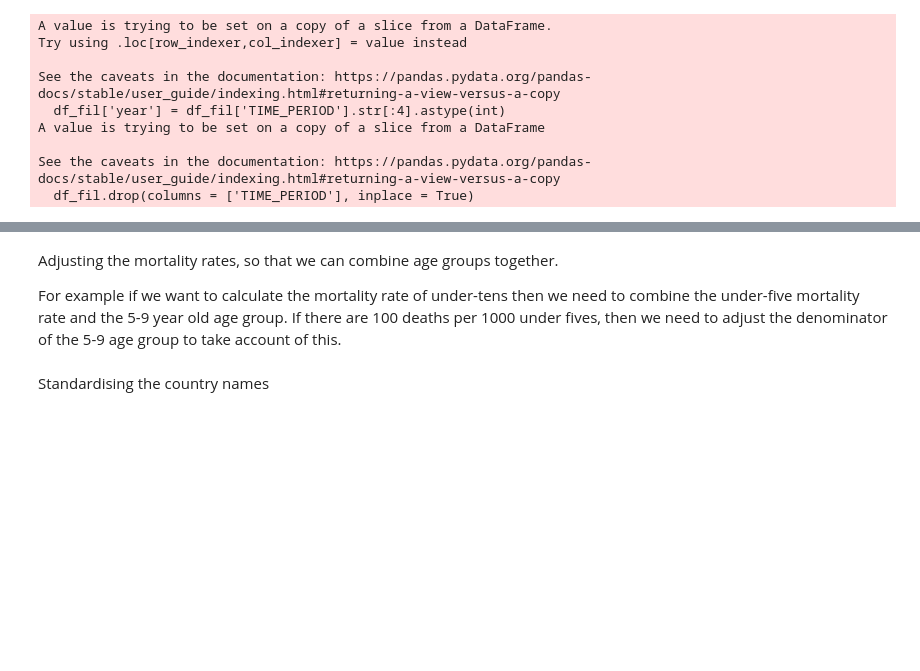
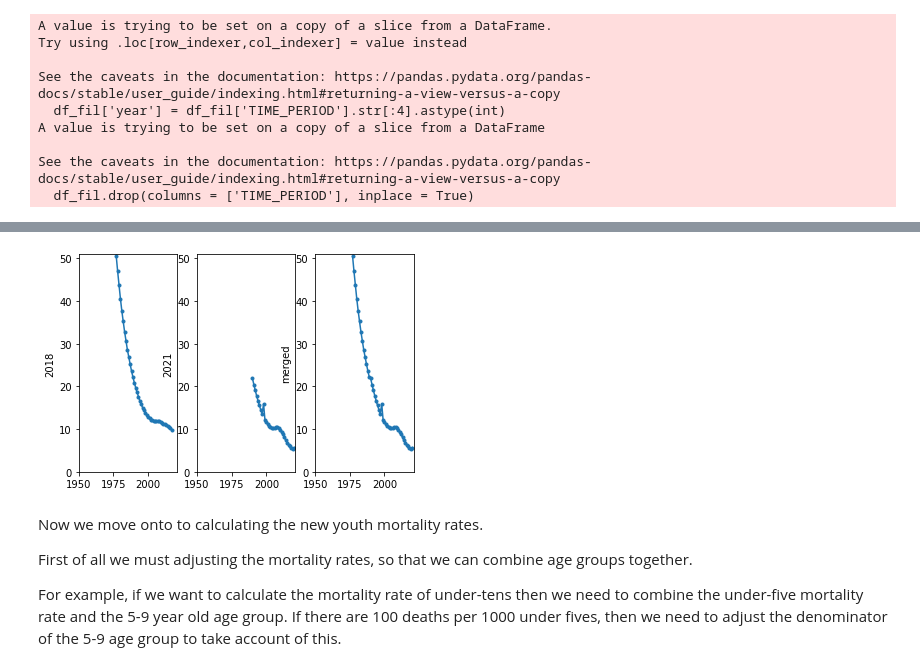
Before and after one commit to owid/notebooks, a Jupyter notebook: FionaSpooner/un_igme_youth_mortality/un_igme_youth_mortality.ipynb, the cells around one changed output, grey strips where cells are left out. Drawn from its saved outputs; the diff is of its cells as text; code cells hidden in the pictures; blank space fills up the shorter version.

```diff
--- a/FionaSpooner/un_igme_youth_mortality/un_igme_youth_mortality.ipynb
+++ b/FionaSpooner/un_igme_youth_mortality/un_igme_youth_mortality.ipynb
@@ -141,7 +185,34 @@ df_piv.head()
+# %%
+df_plot =  df_piv[['year', 'Country', 'Mortality rate age 5-14 (merged)', 'Mortality rate age 5-14 (%d)' % (year), 'Mortality rate age 5-14 (2018)']]
+df_plot = df_plot[df_plot['Country'] == 'Afghanistan']
+max_mr = df_plot['Mortality rate age 5-14 (merged)'].max()+0.5
+# %%
+fig, (ax1, ax2, ax3) = plt.subplots(1, 3)
+
+ax1.plot(df_plot['year'], df_plot['Mortality rate age 5-14 (2018)'], '.-')
+ax1.set_ylabel('2018')
+ax1.set_xlim([1950, year])
+ax1.set_ylim([0, max_mr])
+
+ax2.plot(df_plot['year'], df_plot['Mortality rate age 5-14 (%d)' % (year)], '.-')
+ax2.set_ylabel(year)
+ax2.set_xlim([1950, year])
+ax2.set_ylim([0, max_mr])
+
+ax3.plot(df_plot['year'], df_plot['Mortality rate age 5-14 (merged)'], '.-')
+ax3.set_ylabel('merged')
+ax3.set_xlim([1950, year])
+ax3.set_ylim([0, max_mr])
+
+plt.show()
+# %% [output]
+[figure, added]
 # %% [markdown]
-Adjusting the mortality rates, so that we can combine age groups together.
+Now we move onto to calculating the new youth mortality rates.
 
-For example if we want to calculate the mortality rate of under-tens then we need to combine the under-five mortality rate and the 5-9 year old age group. If there are 100 deaths per 1000 under fives, then we need to adjust the denominator of the 5-9 age group to take account of this.
+First of all we must adjusting the mortality rates, so that we can combine age groups together.
+
+For example, if we want to calculate the mortality rate of under-tens then we need to combine the under-five mortality rate and the 5-9 year old age group. If there are 100 deaths per 1000 under fives, then we need to adjust the denominator of the 5-9 age group to take account of this.
 # %%
 df_piv['Adjusted rate age 5-9'] = ((1000 - df_piv['Under-five mortality rate'])/1000) * df_piv['Mortality rate age 5-9']
 df_piv['Under-ten mortality rate'] = df_piv['Under-five mortality rate'] + df_piv['Adjusted rate age 5-9']
@@ -154,5 +231,3 @@ df_piv['Under-twenty mortality rate'] = df_piv['Under-fifteen mortality rate'] +
 
 df_piv['Adjusted rate age 5-24'] = ((1000 - df_piv['Under-five mortality rate'])/1000 * df_piv['Mortality rate age 5-24'])
 df_piv['Under-twenty-five mortality rate'] = df_piv['Under-five mortality rate'] + df_piv['Adjusted rate age 5-24']
-# %% [markdown]
-Standardising the country names
```
Also changed, not shown: parts of 43 cells of this notebook, 5 other files.
